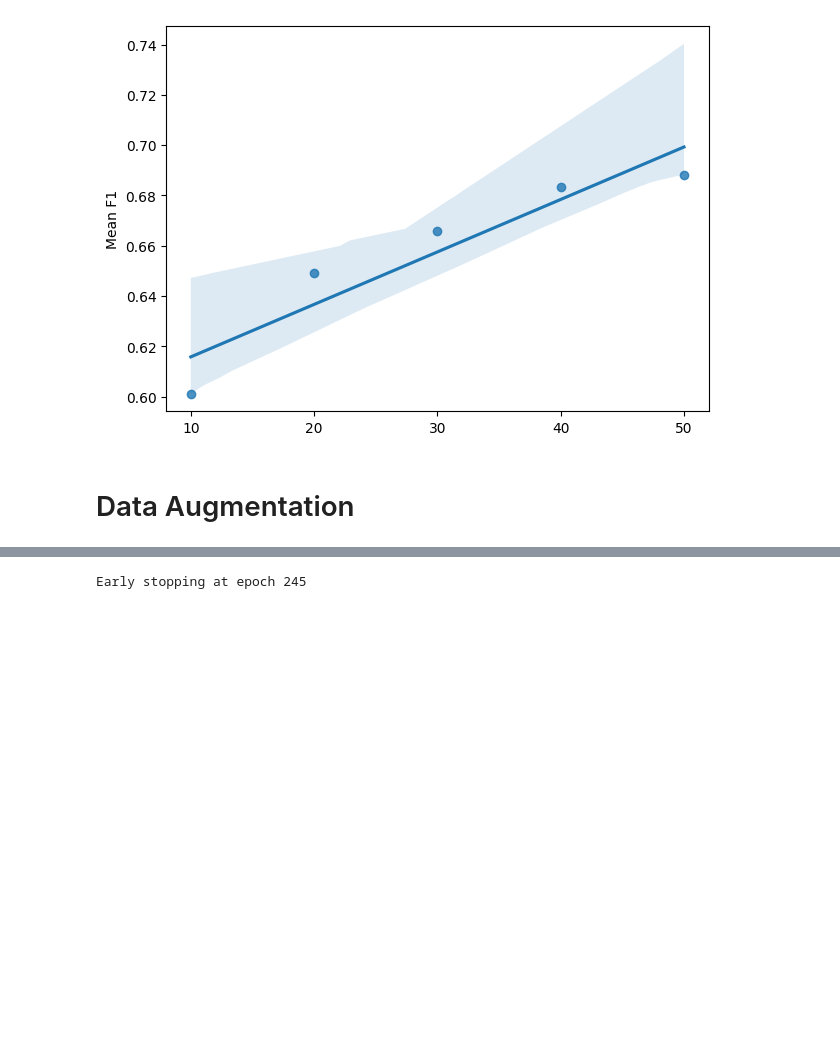
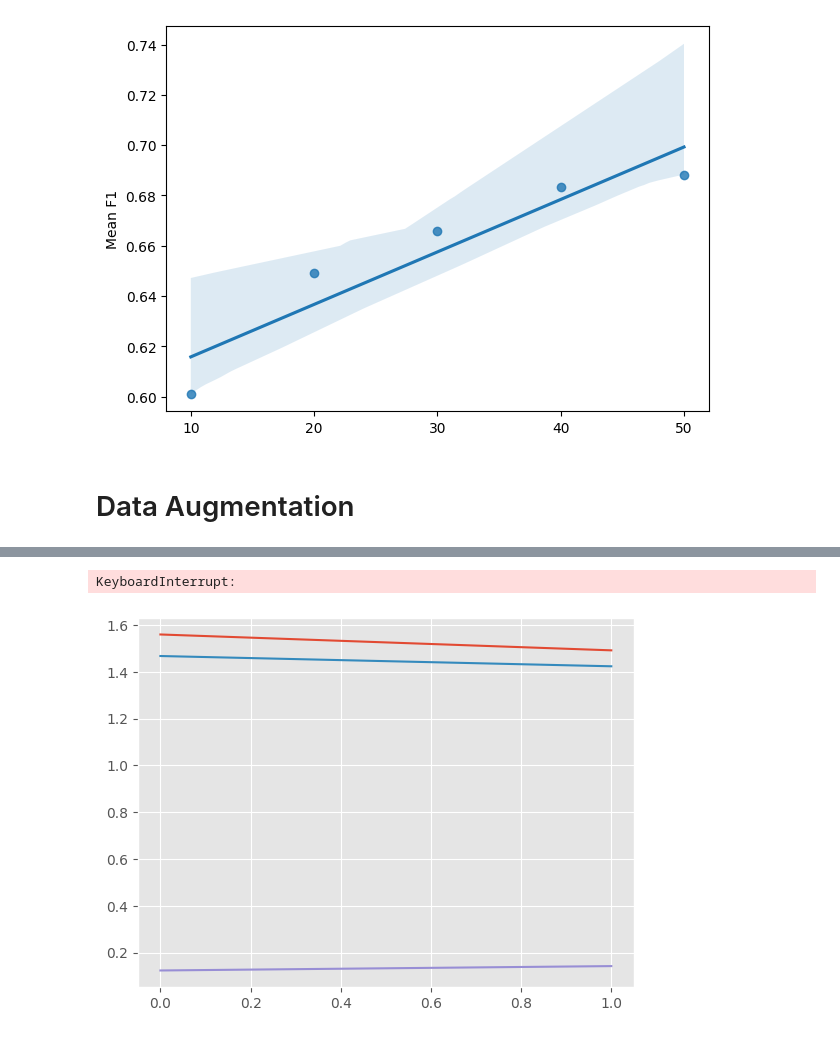
Before and after one commit to Musa-Azeem/eating-detection, a Jupyter notebook: data_aug.ipynb, the cells around one changed output, grey strips where cells are left out. Saved outputs shown, nothing was run; the diff lists cells and outputs as text; code cells hidden in the pictures; blank space fills up the shorter version.

```diff
--- a/data_aug.ipynb
+++ b/data_aug.ipynb
@@ -146,48 +117,63 @@ def load_nursing_noise(nurses='all', winsize=2001, test_size=0.25, batch_size=51
 # %%
+from sklearn.model_selection import train_test_split
+from lib.models import RegNetv3
+from lib.modules import optimization_loop_multi_class
+import torch
+from torch import nn
+
 CONFIG = {
     'WINDOW_SIZE':2001,
     'NURSING_STRIDE': 2001 // 16,
     'BATCH_SIZE': 512,
     'LEARNING_RATE': 3e-4,
-    'NURSING_TEST_SIZE': 0.25,
+    'NURSING_TEST_SIZE': 0.15,
     'DEVICE': 'cuda:0',
-    'DEPTHI': [2,2],
-    'WIDTHI': [48, 128],
-    'VALIDATION': [37, 46, 70, 39, 22, 13]
+    'DEPTHI': [1],
+    'WIDTHI': [56],
+    'AUG_METHOD': 'swap_channels'
 }
 
-# n = 50
-# nurses = list(set(range(11,71)) - set(CONFIG['VALIDATION']))
-# train_nurses = np.random.choice(nurses,n, replace=False)
-nursing_trainloader, nursing_testloader = load_nursing_5_class(
-    nurses=list(range(11, 71)),
-    winsize=2001,
-    test_size=CONFIG['NURSING_TEST_SIZE'],
-    batch_size=512,
-    stride=2001
+def swap_channels(x):
+    idxs = np.random.permutation(3)
+    x = x[idxs]
+    return x
+
+
+n = 30
+nurses = np.random.choice(list(range(11,71)), n, replace=False)
+train_nurses, dev_nurses = train_test_split(nurses, test_size=CONFIG['NURSING_TEST_SIZE'])
+CONFIG['TRAIN_NURSES'] = train_nurses.tolist()
+CONFIG['VALIDATION'] = dev_nurses.tolist()
+nursing_trainloader, nursing_testloader = load_nursing_aug(
+    split=(train_nurses, dev_nurses),
+    winsize=CONFIG['WINDOW_SIZE'],
+    batch_size=CONFIG['BATCH_SIZE'],
+    stride=CONFIG['NURSING_STRIDE'],
+    dataaug=swap_channels
 )
 
 model = RegNetv3(CONFIG=CONFIG).to(CONFIG['DEVICE'])
 criterion = nn.CrossEntropyLoss()
 optimizer = torch.optim.Adam(model.parameters(), lr=CONFIG['LEARNING_RATE'])
 
-outdir = 'dev/data_aug_noise/no-noise'
+outdir = f'dev/data_aug_swap2'
 optimization_loop_multi_class(
     model,
     nursing_trainloader,
     nursing_testloader,
     criterion,
     optimizer,
-    epochs=150,
+    epochs=500,
     patience=30,
     device=CONFIG['DEVICE'],
     outdir=outdir,
     writer=outdir,
     config=CONFIG,
-    continue_training=True
+    continue_training=False
 )
 # %% [output]
-Early stopping at epoch 245
+KeyboardInterrupt:
+[figure, added]
 # %%
 import plotly.express as px
 X,y = torch.load(f'{DATA_DIR}/12.pt')
```
Also changed, not shown: parts of 6 cells of this notebook, 5 other files.
